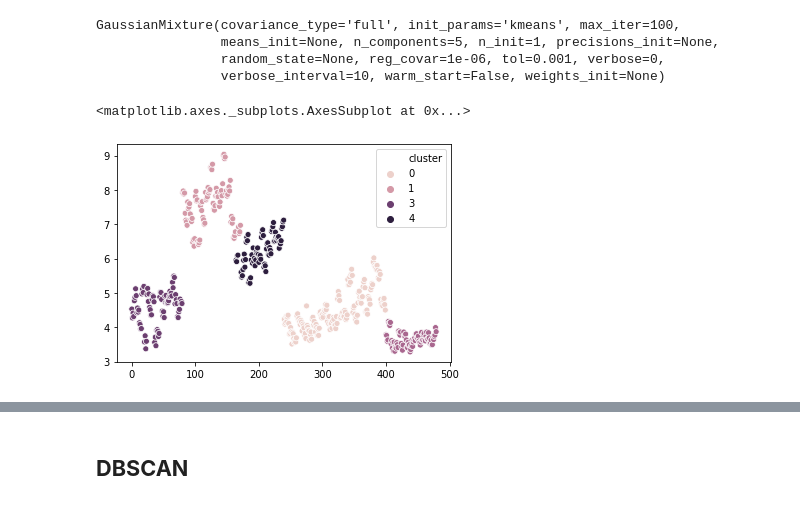
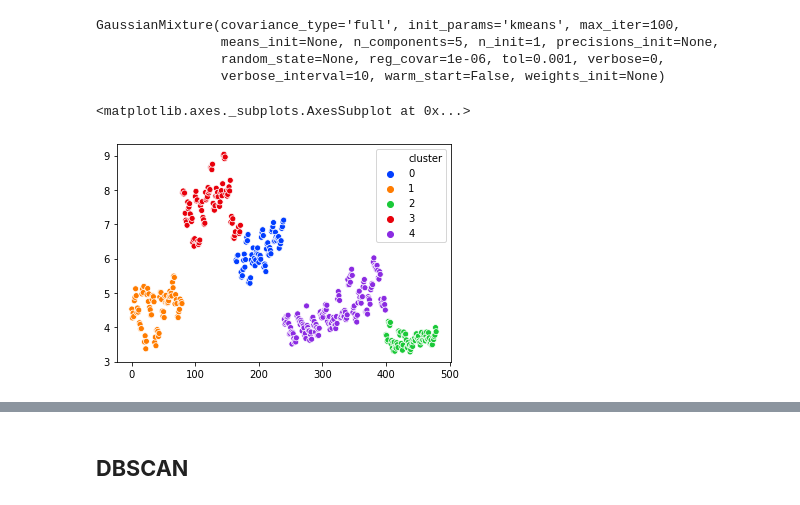
Before and after one commit to mbbakalova/Projects, a Jupyter notebook: Clustering.ipynb, the cells around one changed output, grey strips where cells are left out. Saved outputs shown, nothing was run; the diff lists cells and outputs as text; code cells hidden in the pictures.

```diff
--- a/Clustering.ipynb
+++ b/Clustering.ipynb
@@ -77,12 +77,12 @@ GaussianMixture(covariance_type='full', init_params='kmeans', max_iter=100,
 # %%
 labels = gmm.predict(X)
 frame = pd.DataFrame(X)
 frame['cluster'] = labels
 
-sns.scatterplot(X[:, 0], X[:, 1], hue="cluster", data=frame)
+sns.scatterplot(X[:, 0], X[:, 1], hue="cluster", data=frame, palette='bright')
 # %% [output]
 <matplotlib.axes._subplots.AxesSubplot at 0x...>
-[figure, old version]
+[figure, new version]
 # %%
 # Use BIC for model selection
 
```
Also changed, not shown: parts of 4 cells of this notebook.
